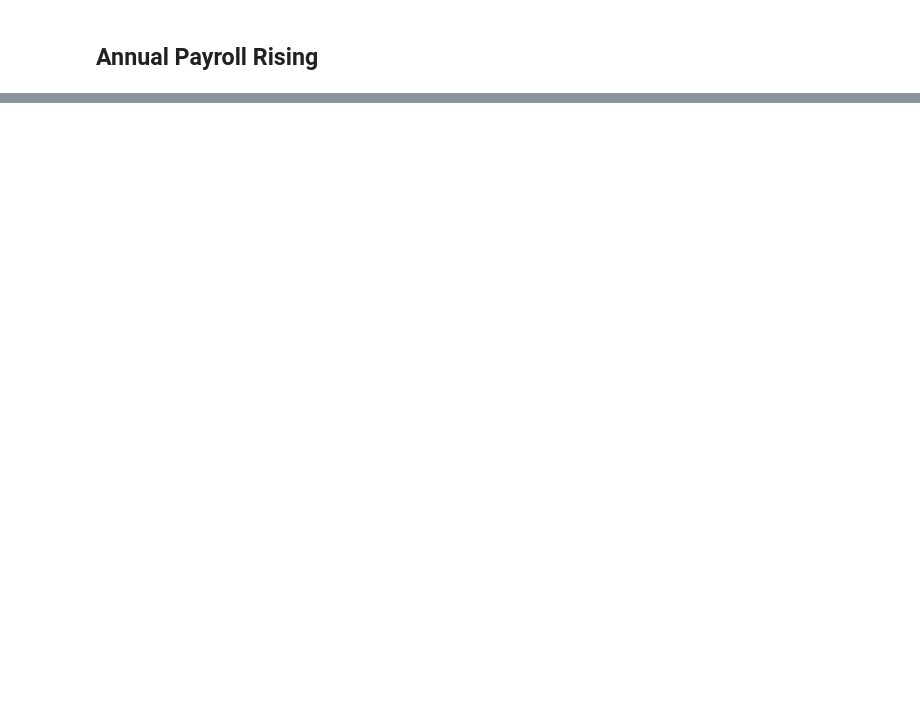
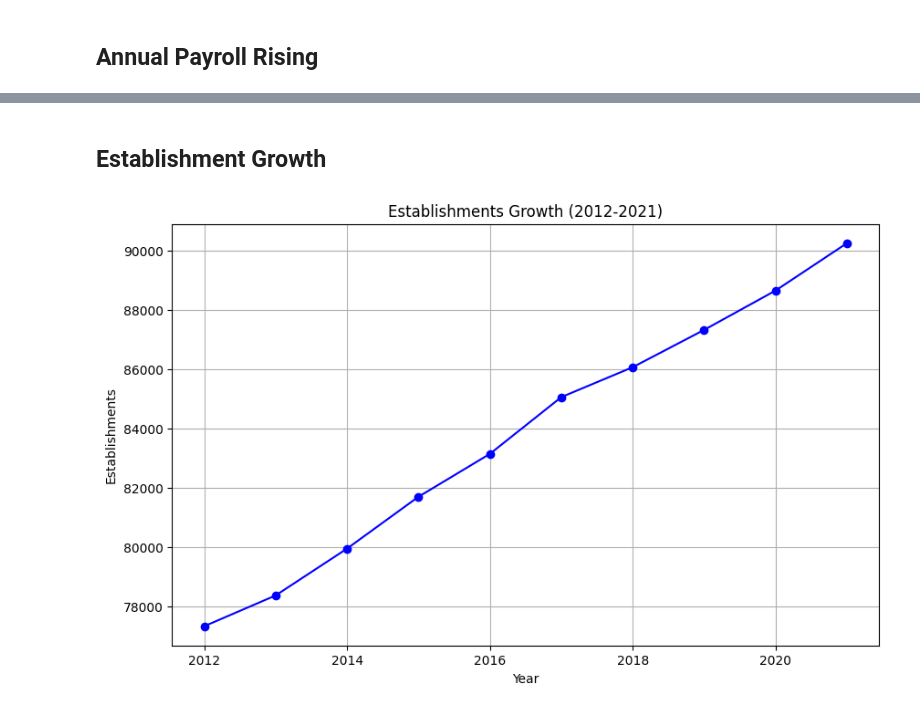
Before and after one commit to inno-apfel/DSC180A-Q1-Project, a Jupyter notebook: notebooks/development/exploration.ipynb, the cells around one changed output, grey strips where cells are left out. Drawn from its saved outputs; the diff is of its cells as text; code cells hidden in the pictures; blank space fills up the shorter version.

```diff
--- a/notebooks/development/exploration.ipynb
+++ b/notebooks/development/exploration.ipynb
@@ -383,0 +228,14 @@ plt.legend(loc='upper left', bbox_to_anchor=(1, 1))
+# %% [markdown]
+## Establishment Growth
+# %%
+sum_establishments_by_year = zbp_totals.groupby('year')['est'].sum().reset_index()
+
+plt.figure(figsize=(10, 6))
+plt.plot(sum_establishments_by_year['year'], sum_establishments_by_year['est'], marker='o', linestyle='-', color='b')
+plt.title('Establishments Growth (2012-2021)')
+plt.xlabel('Year')
+plt.ylabel('Establishments')
+plt.grid(True)
+plt.show()
+# %% [output]
+[figure, added]
```
Also changed, not shown: parts of 31 cells of this notebook.
